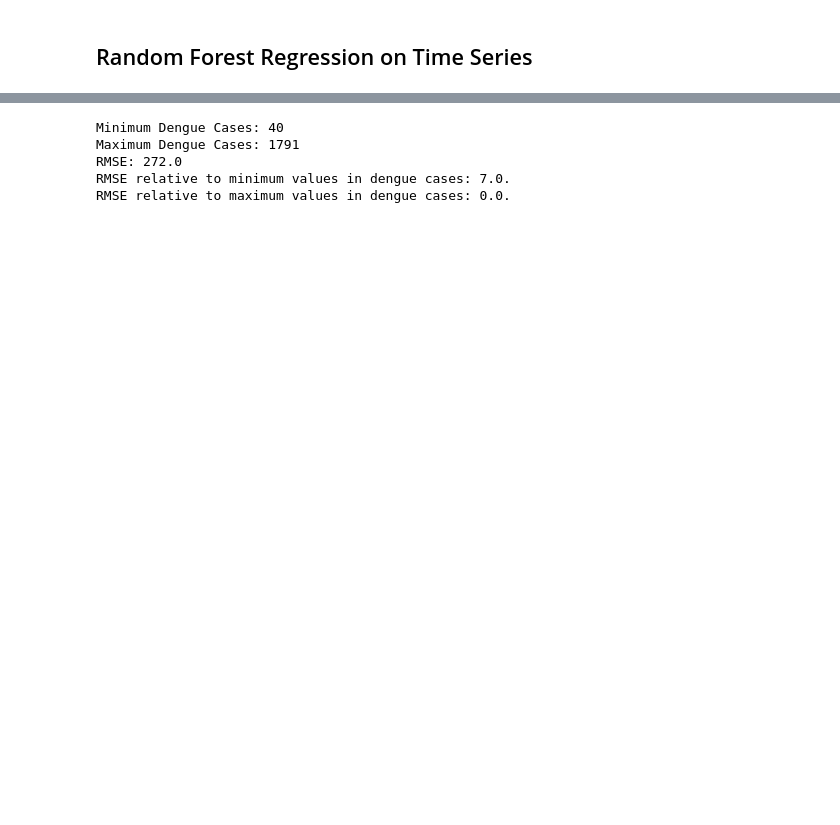
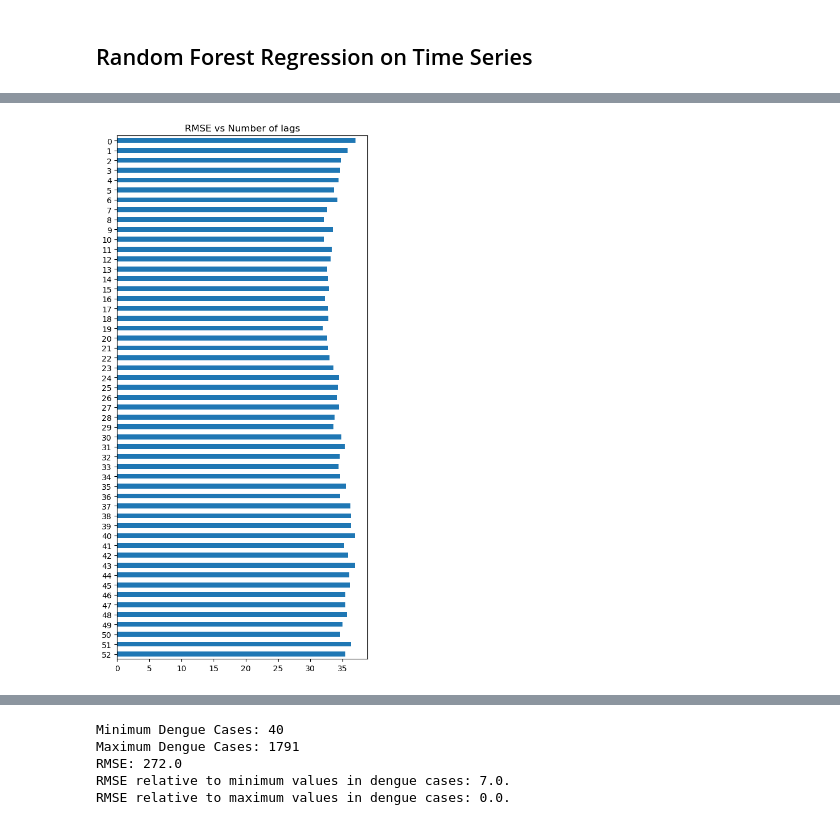
Before and after one commit to sherenaLIM/Predictive-Model-for-Dengue-Forked, a Jupyter notebook: code/prediction_model_RF_yusheng.ipynb, the cells around one changed output, grey strips where cells are left out. Cells and saved outputs as stored; diff of their text form; code cells hidden in the pictures; blank space fills up the shorter version.

```diff
--- a/code/prediction_model_RF_yusheng.ipynb
+++ b/code/prediction_model_RF_yusheng.ipynb
@@ -200,0 +315,26 @@ preds = pd.DataFrame(model.predict(test.drop(columns='dengue_cases')), index=tes
+# %%
+vars_to_try = [
+    'google_trends',
+    'Minimum Temperature (°C)', 'Daily Rainfall Total (mm)',
+    'Mean Wind Speed (km/h)',
+    's_ratio'
+]
+
+vars_to_try_full = vars_to_try.copy()
+vars_to_try_full += [var for var in data.columns if 'month' in var] # inserting month variables into predictor list
+vars_to_try_full.append('dengue_cases')
+# %%
+%%time
+# create empty dictionary
+overall_results = dict()
+
+for i in range(0, 53): # try up to 52 weeks of lags
+
+    # fit model and get metrics for selected predictors
+    overall_results[i] = test_rf_model(data.loc[data.index.year <= 2022, vars_to_try_full],
+                                                test_year=2022, vars_lag=vars_to_try,
+                                                num_lag=i, rf_params=rf_params)
+    print(f'Completed model fitting with {i} lags')
+
+# convert metrics into dataframe for easier plotting
+overall_results = (pd.DataFrame.from_dict(overall_results)).T
@@ -200,0 +359,8 @@ preds = pd.DataFrame(model.predict(test.drop(columns='dengue_cases')), index=tes
+# %%
+# plot test RMSE to observe if additional variables improve the RMSE
+plt.figure(figsize=(5,10))
+overall_results.reindex(overall_results.index[::-1])['rmse_train'].plot(kind='barh', title='RMSE vs Number of lags')
+
+plt.tight_layout()
+# %% [output]
+[figure, added]
```
Also changed, not shown: parts of 32 cells of this notebook, 2 other files.
